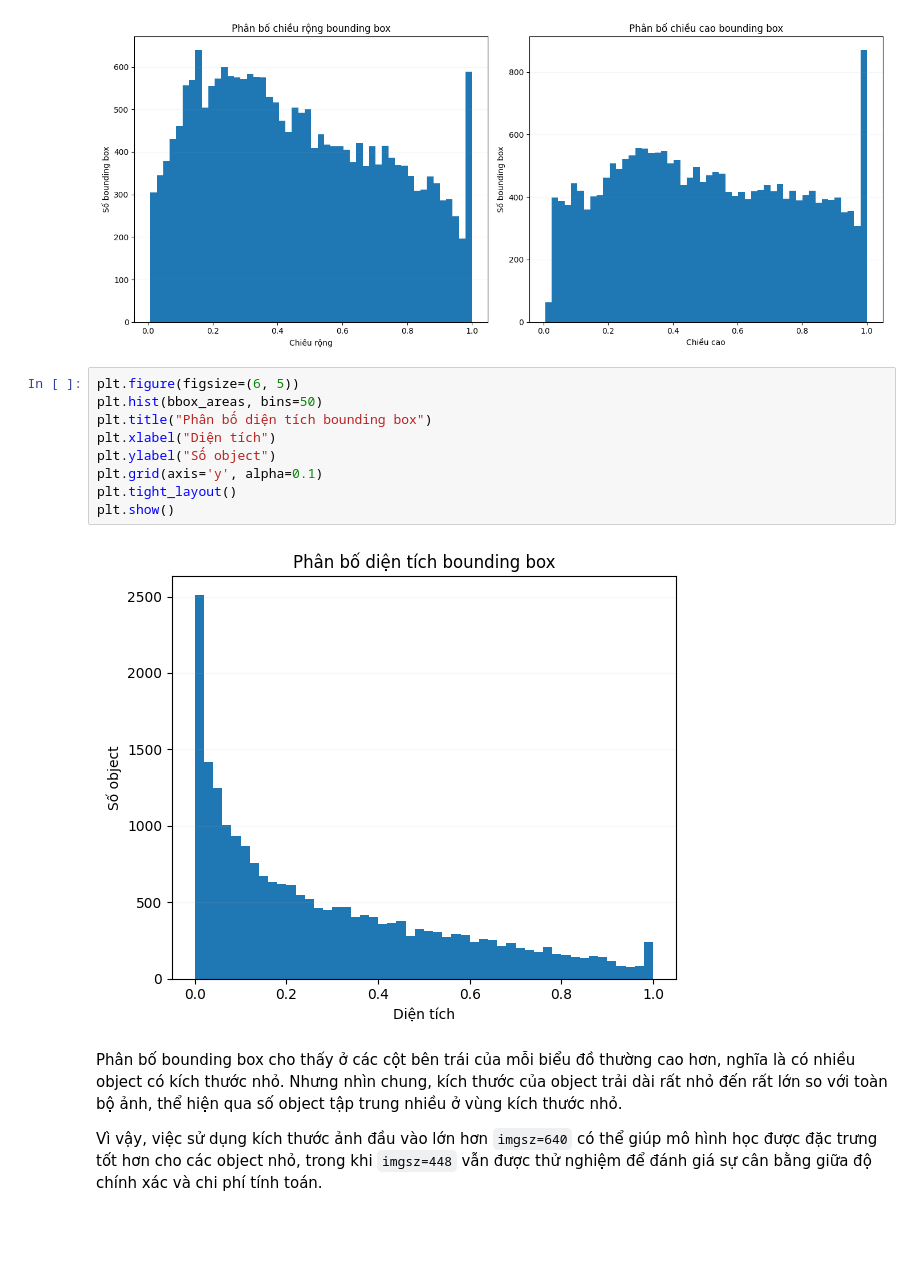
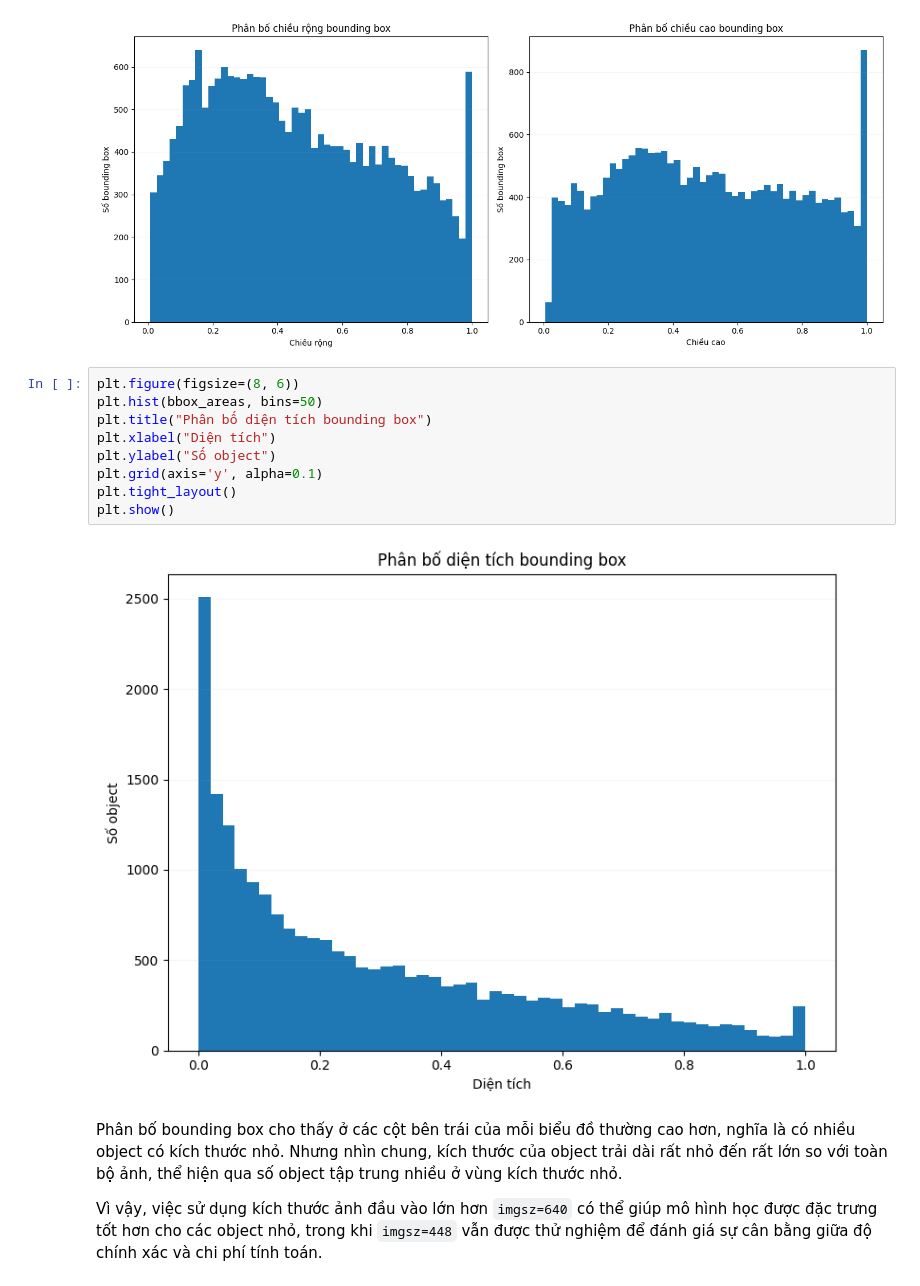
Before and after one commit to iam-BUDDYY/using-deep-learning-to-classify-animal-and-human-images, a Jupyter notebook: PROJECT REPORT.ipynb, the cells around one changed output. Drawn from its saved outputs; the diff is of its cells as text; blank space fills up the shorter version.

```diff
--- a/PROJECT REPORT.ipynb
+++ b/PROJECT REPORT.ipynb
@@ -670,16 +670,16 @@ plt.show()
 # %% [output]
 [figure]
 # %%
-plt.figure(figsize=(6, 5))
+plt.figure(figsize=(8, 6))
 plt.hist(bbox_areas, bins=50)
 plt.title("Phân bố diện tích bounding box")
 plt.xlabel("Diện tích")
 plt.ylabel("Số object")
 plt.grid(axis='y', alpha=0.1)
 plt.tight_layout()
 plt.show()
 # %% [output]
-[figure, old version]
+[figure, new version]
 # %% [markdown]
 Phân bố bounding box cho thấy ở các cột bên trái của mỗi biểu đồ thường cao hơn, nghĩa là có nhiều object có kích thước nhỏ. Nhưng nhìn chung, kích thước của object trải dài rất nhỏ đến rất lớn so với toàn bộ ảnh, thể hiện qua số object tập trung nhiều ở vùng kích thước nhỏ.
 
```
Also changed, not shown: parts of 44 cells of this notebook, 1 other file.
